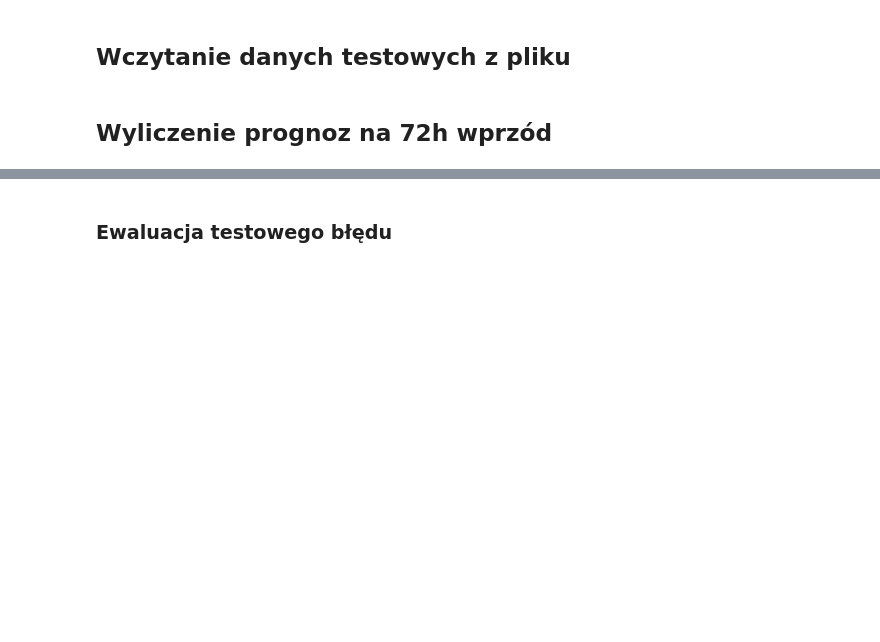
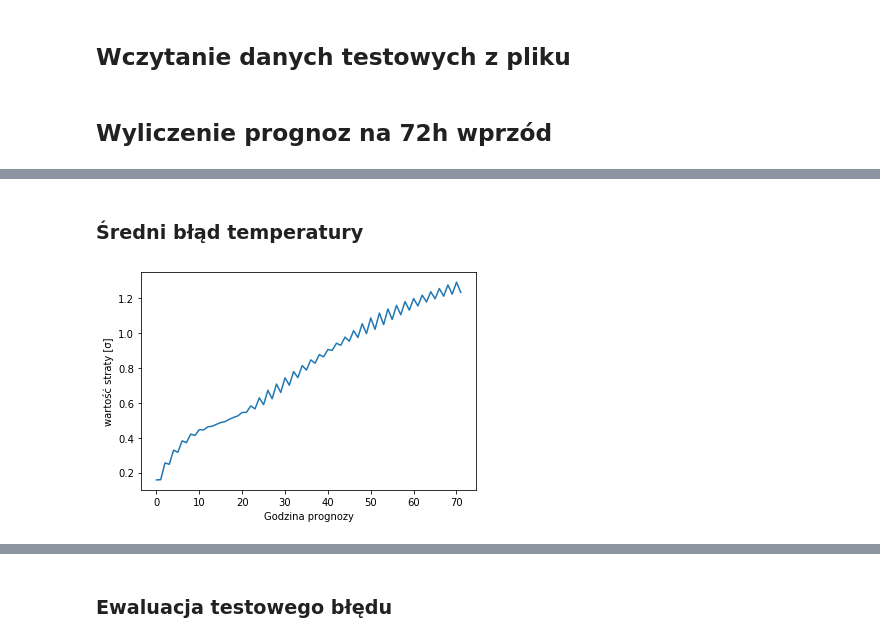
Before and after one commit to LordSkin/DeepWeatherForecast, a Jupyter notebook: notebook/Read_and_test_model.ipynb, the cells around one changed output, grey strips where cells are left out. Saved outputs shown, nothing was run; the diff lists cells and outputs as text; code cells hidden in the pictures; blank space fills up the shorter version.

```diff
--- a/notebook/Read_and_test_model.ipynb
+++ b/notebook/Read_and_test_model.ipynb
@@ -81,0 +128,13 @@ plt.show()
+# %% [markdown]
+### Średni błąd temperatury
+# %%
+losses = np.zeros(72)
+for i in range(72):
+    losses[i]  = error_on_temp(preds[:,72+i,:], test_series[:,72+i,:])
+plt.plot(range(0,72), losses)
+
+plt.ylabel('wartość straty [σ]')
+plt.xlabel('Godzina prognozy')
+plt.show()
+# %% [output]
+[figure, added]
```
Also changed, not shown: parts of 30 cells of this notebook, 7 other files.
